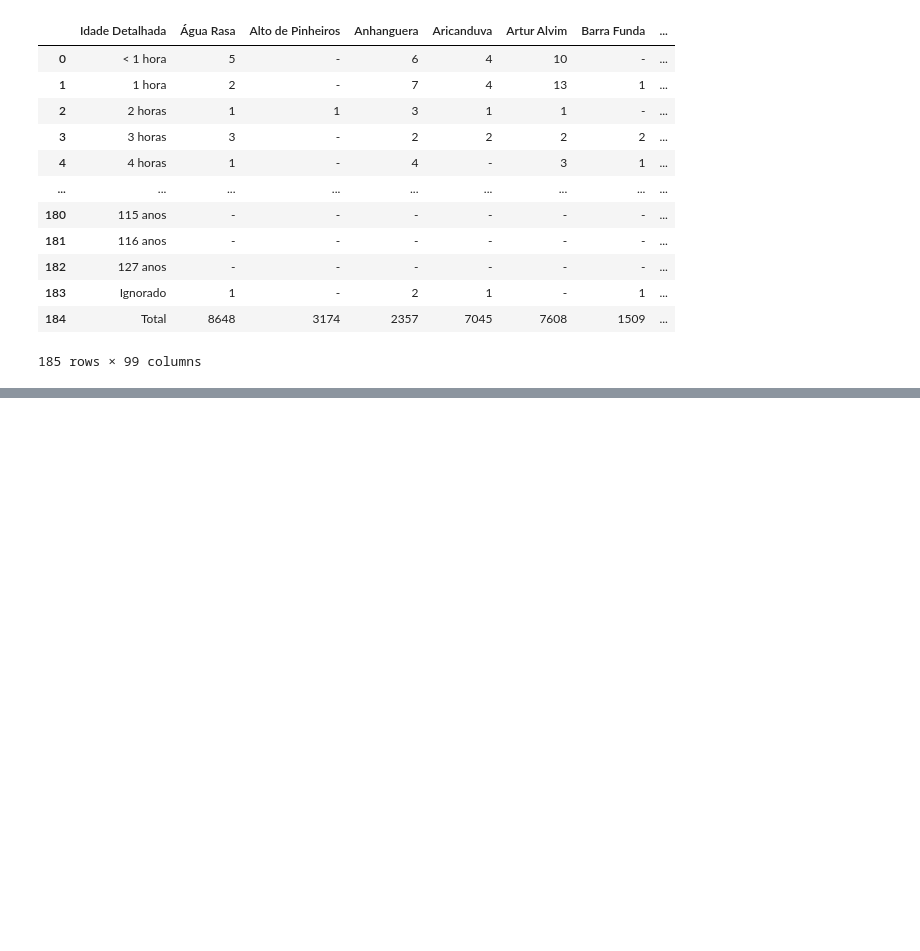
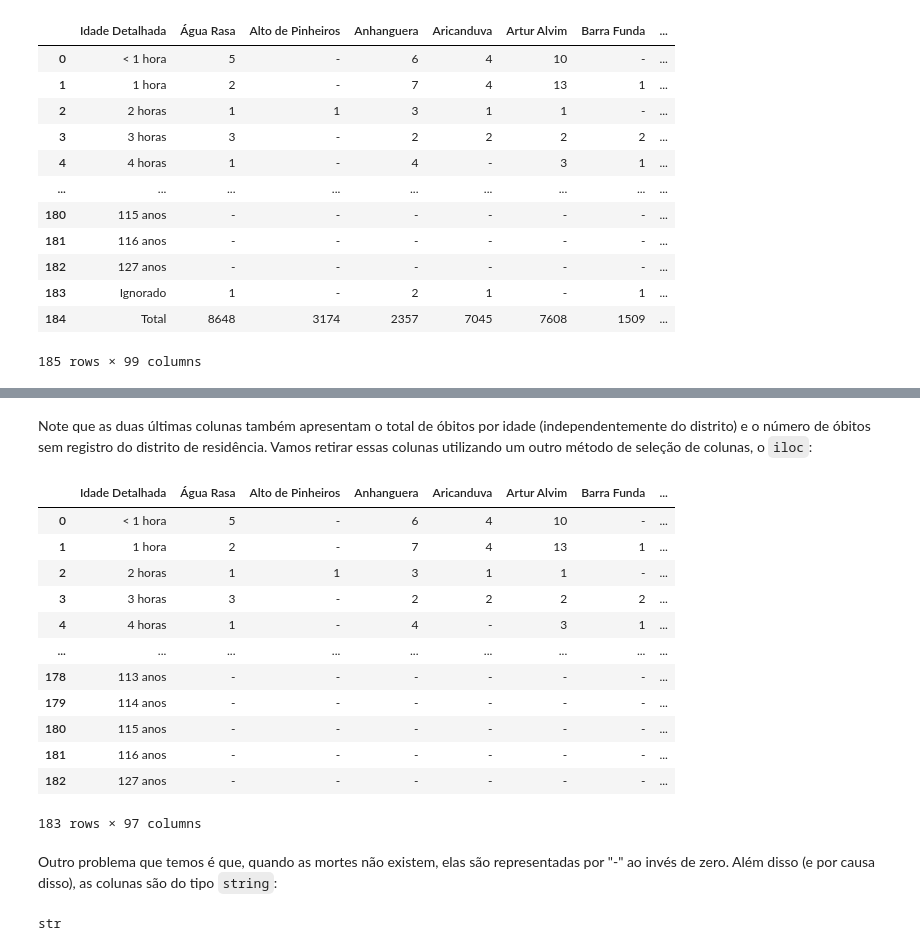
Before and after one commit to tecMTST/tutorial-de-dados, a Jupyter notebook: 99-incompletos/expectativa-de-vida/10_expectativa-vida_distritos-SP.ipynb, the cells around one changed output, grey strips where cells are left out. Cells and saved outputs as stored; diff of their text form; code cells hidden in the pictures; blank space fills up the shorter version.

```diff
--- a/99-incompletos/expectativa-de-vida/10_expectativa-vida_distritos-SP.ipynb
+++ b/99-incompletos/expectativa-de-vida/10_expectativa-vida_distritos-SP.ipynb
@@ -31,0 +60,28 @@ bruto_df
+# %% [markdown]
+Note que as duas últimas colunas também apresentam o total de óbitos por idade (independentemente do distrito) e o número de óbitos sem registro do distrito de residência. Vamos retirar essas colunas utilizando um outro método de seleção de colunas, o `iloc`:
+# %%
+# Seleciona todas as linhas e todas as colunas, menos as duas últimas:
+# (CUIDADO! Se você executar esta célula uma segunda vez, vai remover outras duas colunas)
+limpo_df = limpo_df.iloc[:, :-2]
+# Mostra o resultado:
+limpo_df
+# %% [output]
+|  | Idade Detalhada | Água Rasa | Alto de Pinheiros | Anhanguera | Aricanduva | Artur Alvim | Barra Funda | ... |
+| 0 | < 1 hora | 5 | - | 6 | 4 | 10 | - | ... |
+| 1 | 1 hora | 2 | - | 7 | 4 | 13 | 1 | ... |
+| 2 | 2 horas | 1 | 1 | 3 | 1 | 1 | - | ... |
+| 3 | 3 horas | 3 | - | 2 | 2 | 2 | 2 | ... |
+| 4 | 4 horas | 1 | - | 4 | - | 3 | 1 | ... |
+| ... | ... | ... | ... | ... | ... | ... | ... | ... |
+| 178 | 113 anos | - | - | - | - | - | - | ... |
+| 179 | 114 anos | - | - | - | - | - | - | ... |
+| 180 | 115 anos | - | - | - | - | - | - | ... |
+| 181 | 116 anos | - | - | - | - | - | - | ... |
+| 182 | 127 anos | - | - | - | - | - | - | ... |
+183 rows × 97 columns
+# %% [markdown]
+Outro problema que temos é que, quando as mortes não existem, elas são representadas por "-" ao invés de zero. Além disso (e por causa disso), as colunas são do tipo `string`:
+# %%
+type(limpo_df.loc[0, 'Água Rasa'])
+# %% [output]
+str
```
Also changed, not shown: parts of 22 cells of this notebook.
